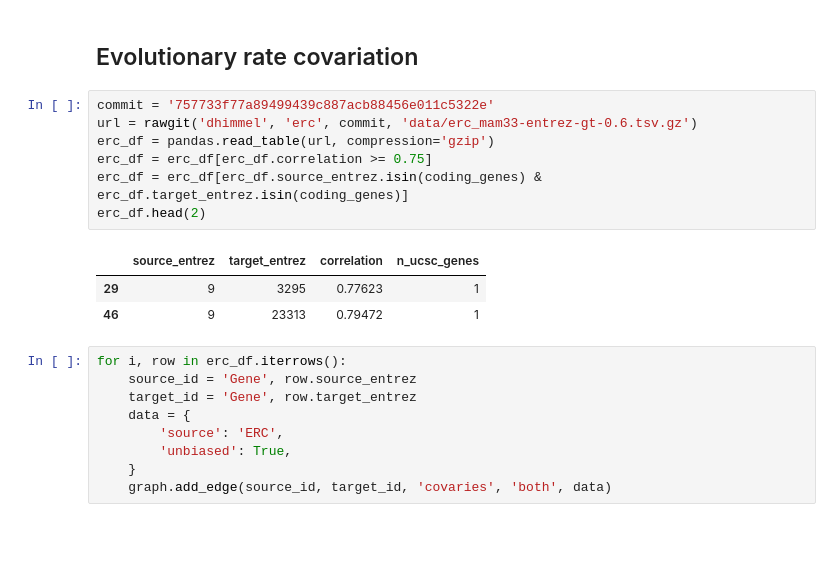
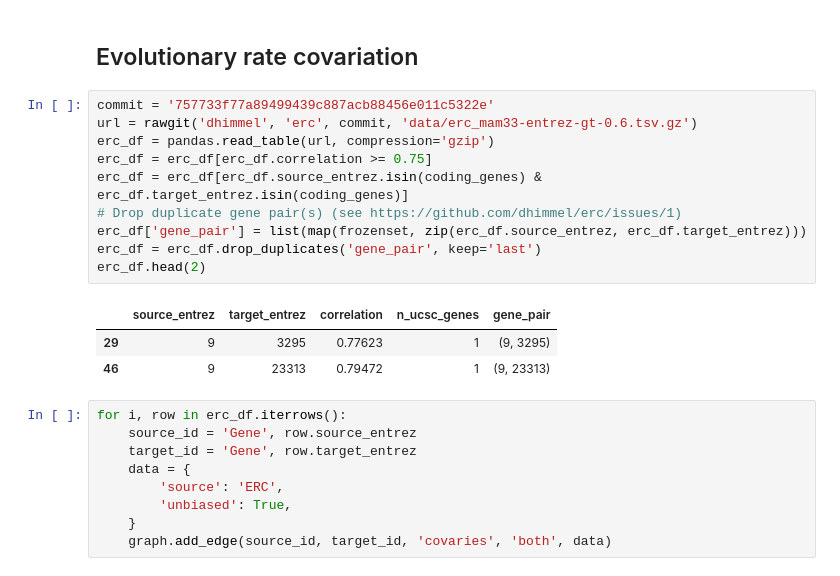
Before and after one commit to dhimmel/integrate, a Jupyter notebook: integrate.ipynb, the cells around one changed output. Saved outputs shown, nothing was run; the diff lists cells and outputs as text; blank space fills up the shorter version.

Commit message:
Update integrate.ipynb to remove dup edges
See https://github.com/dhimmel/hetio/issues/10

Hetnet output different. Not yet tracked, pending investigation.

```diff
--- a/integrate.ipynb
+++ b/integrate.ipynb
@@ -504,14 +504,17 @@ for i, row in ppi_df.iterrows():
 # %%
 commit = '757733f77a89499439c887acb88456e011c5322e'
 url = rawgit('dhimmel', 'erc', commit, 'data/erc_mam33-entrez-gt-0.6.tsv.gz')
 erc_df = pandas.read_table(url, compression='gzip')
 erc_df = erc_df[erc_df.correlation >= 0.75]
 erc_df = erc_df[erc_df.source_entrez.isin(coding_genes) & erc_df.target_entrez.isin(coding_genes)]
+# Drop duplicate gene pair(s) (see https://github.com/dhimmel/erc/issues/1)
+erc_df['gene_pair'] = list(map(frozenset, zip(erc_df.source_entrez, erc_df.target_entrez)))
+erc_df = erc_df.drop_duplicates('gene_pair', keep='last')
 erc_df.head(2)
 # %% [output]
-|  | source_entrez | target_entrez | correlation | n_ucsc_genes |
-| 29 | 9 | 3295 | 0.77623 | 1 |
-| 46 | 9 | 23313 | 0.79472 | 1 |
+|  | source_entrez | target_entrez | correlation | n_ucsc_genes | gene_pair |
+| 29 | 9 | 3295 | 0.77623 | 1 | (9, 3295) |
+| 46 | 9 | 23313 | 0.79472 | 1 | (9, 23313) |
 # %%
 for i, row in erc_df.iterrows():
     source_id = 'Gene', row.source_entrez
```
Also changed, not shown: parts of 7 cells of this notebook.
